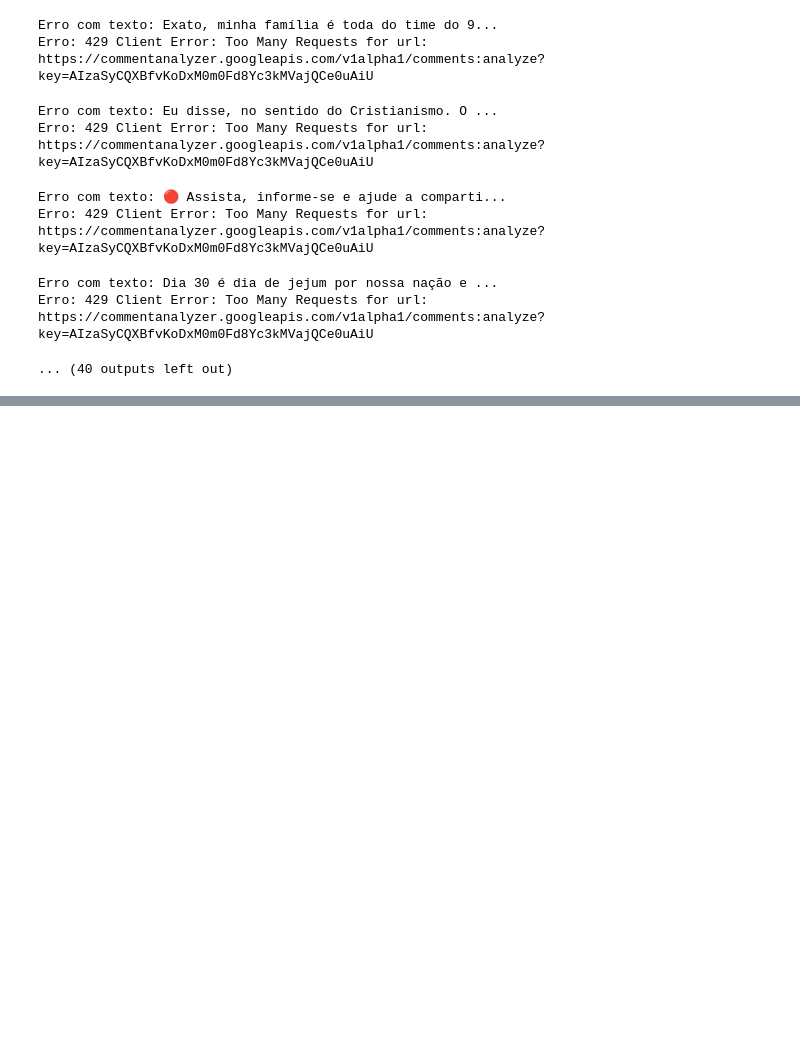
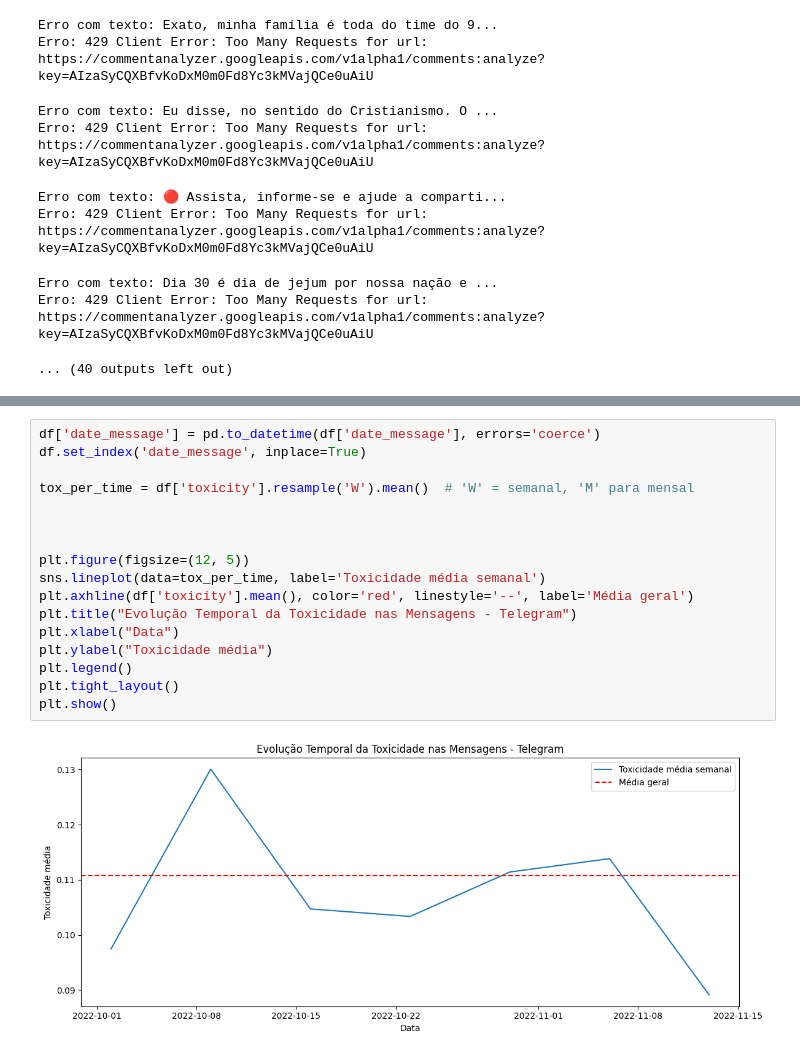
Before and after one commit to jmmfilho/fundamentalismoreligioso-whatsapp-telegram, a Jupyter notebook: notebooks/API_Perspective_telegram.ipynb, the cells around one changed output, grey strips where cells are left out. Saved outputs shown, nothing was run; the diff lists cells and outputs as text; blank space fills up the shorter version.

```diff
--- a/notebooks/API_Perspective_telegram.ipynb
+++ b/notebooks/API_Perspective_telegram.ipynb
@@ -304,0 +334,19 @@ df_final_telegram.to_csv('./resultado_api_perspective/faKeTelegram_API_Perspecti
+# %%
+df['date_message'] = pd.to_datetime(df['date_message'], errors='coerce')
+df.set_index('date_message', inplace=True)
+
+tox_per_time = df['toxicity'].resample('W').mean()  # 'W' = semanal, 'M' para mensal
+
+
+
+plt.figure(figsize=(12, 5))
+sns.lineplot(data=tox_per_time, label='Toxicidade média semanal')
+plt.axhline(df['toxicity'].mean(), color='red', linestyle='--', label='Média geral')
+plt.title("Evolução Temporal da Toxicidade nas Mensagens - Telegram")
+plt.xlabel("Data")
+plt.ylabel("Toxicidade média")
+plt.legend()
+plt.tight_layout()
+plt.show()
+# %% [output]
+[figure, added]
```
Also changed, not shown: parts of 8 cells of this notebook, 1 other file.
